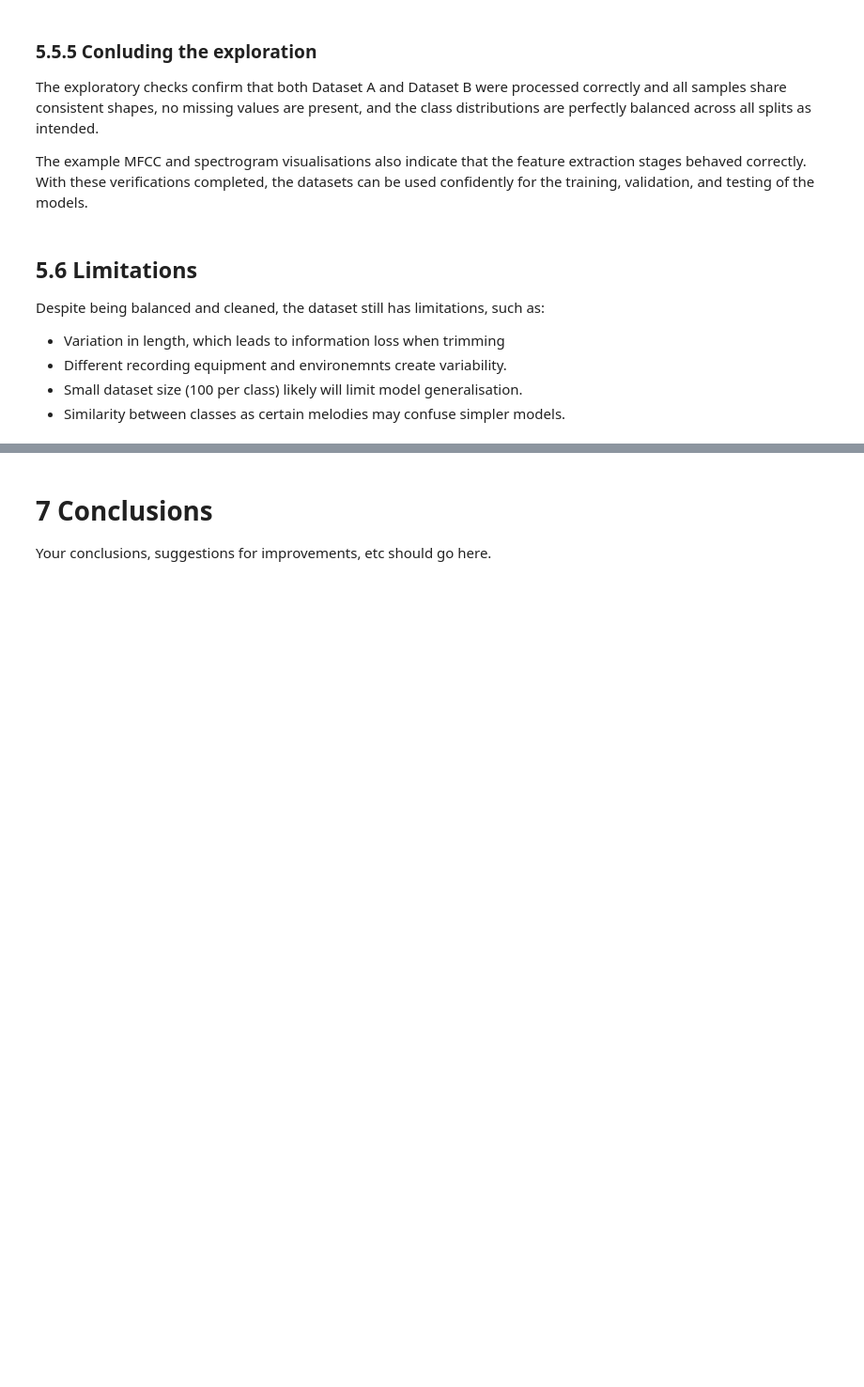
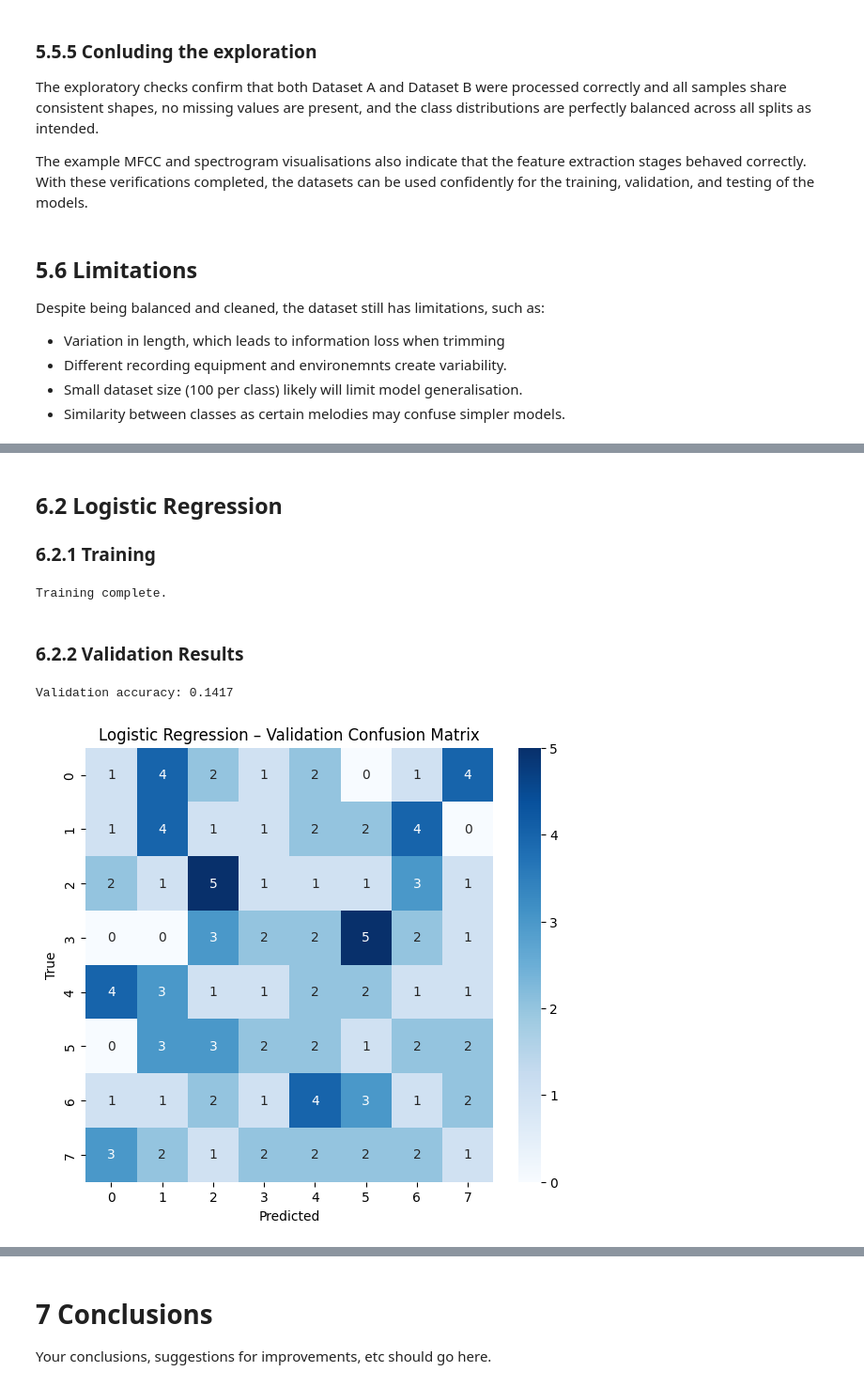
Before and after one commit to dgorbunova/ML-Hums-Whistles-Classification, a Jupyter notebook: notebook/ECS7020P_miniproject_2526.ipynb, the cells around one changed output, grey strips where cells are left out. Shown at 94% size. Saved outputs shown, nothing was run; the diff lists cells and outputs as text; code cells hidden in the pictures; blank space fills up the shorter version.

Commit message:
Added Logistic Regression model implementation, results, confusion matrices, and analysis

```diff
--- a/notebook/ECS7020P_miniproject_2526.ipynb
+++ b/notebook/ECS7020P_miniproject_2526.ipynb
@@ -730,0 +740,45 @@ Carry out your experiments here. Analyse and explain your results. Unexplained r
+# %% [markdown]
+## 6.2 Logistic Regression
+### 6.2.1 Training
+# %%
+from sklearn.linear_model import LogisticRegression
+from sklearn.metrics import accuracy_score, confusion_matrix
+import seaborn as sns
+import matplotlib.pyplot as plt
+import numpy as np
+
+# load Dataset A
+X_train = np.load("../data/processed/X_train_mfcc.npy")
+X_val   = np.load("../data/processed/X_val_mfcc.npy")
+X_test  = np.load("../data/processed/X_test_mfcc.npy")
+
+y_train = np.load("../data/processed/y_train.npy")
+y_val   = np.load("../data/processed/y_val.npy")
+y_test  = np.load("../data/processed/y_test.npy")
+
+# fitting model
+log_reg = LogisticRegression(multi_class="multinomial",max_iter=1000,solver="lbfgs")
+log_reg.fit(X_train, y_train)
+print("Training complete.")
+# %% [output]
+Training complete.
+# %% [markdown]
+### 6.2.2 Validation Results
+# %%
+# predict on validation data
+val_pred = log_reg.predict(X_val)
+
+val_acc = accuracy_score(y_val, val_pred)
+print("Validation accuracy:", round(val_acc, 4))
+
+# validation confusion matrix
+plt.figure(figsize=(7,6))
+sns.heatmap(confusion_matrix(y_val, val_pred),
+            annot=True, fmt="d", cmap="Blues")
+plt.title("Logistic Regression – Validation Confusion Matrix")
+plt.xlabel("Predicted")
+plt.ylabel("True")
+plt.show()
+# %% [output]
+Validation accuracy: 0.1417
+[figure, added]
```
Also changed, not shown: parts of 5 cells of this notebook.
